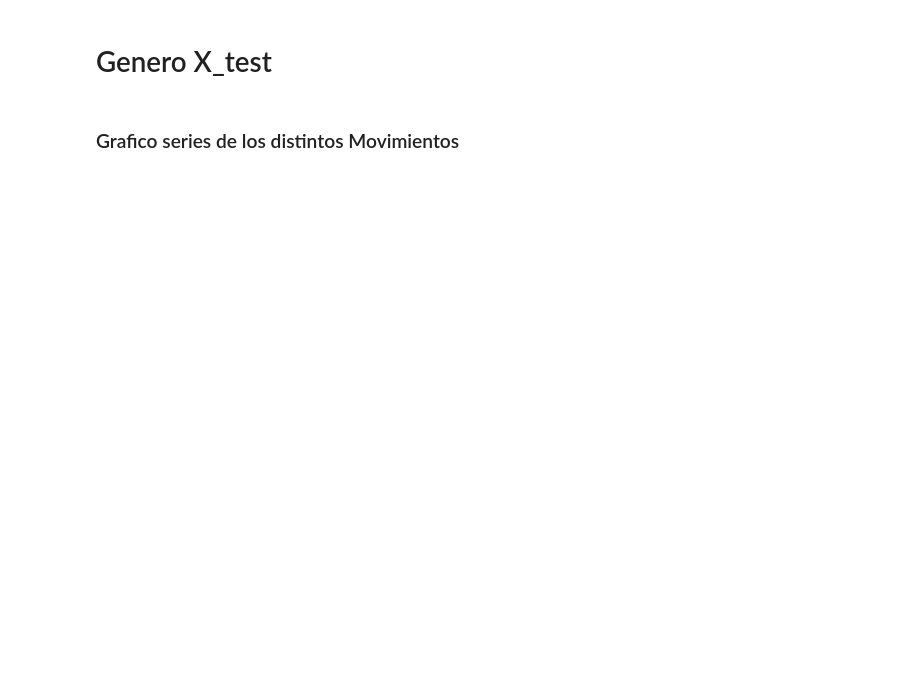
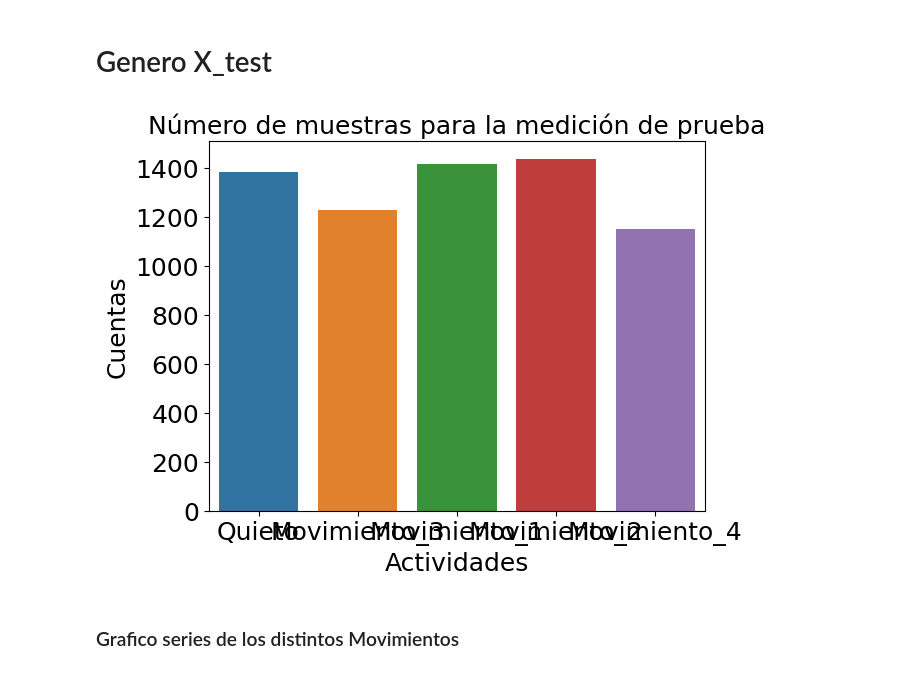
Before and after one commit to charli6080/Investigacion, a Jupyter notebook: Git_Investigacion/Machine_Learning/ML_manual_ventana_fija.ipynb, the cells around one changed output. Cells and saved outputs as stored; diff of their text form; code cells hidden in the pictures; blank space fills up the shorter version.

```diff
--- a/Git_Investigacion/Machine_Learning/ML_manual_ventana_fija.ipynb
+++ b/Git_Investigacion/Machine_Learning/ML_manual_ventana_fija.ipynb
@@ -300,14 +201,3 @@ X_train['sma'] =    pd.Series(x_list_train).apply(lambda x: np.sum(abs(x)/window
-# %%
-# Convertir el vector de actividades en un DataFrame de pandas
-df = pd.DataFrame(train_labels, columns=['Actividad'])
-sns.set_style('whitegrid')
-# Crear el histograma utilizando sns.countplot
-plt.figure(figsize=(10, 6))
-sns.countplot(data=df, x='Actividad')
-plt.title('Frecuencia de actividades por ventana')
-plt.xlabel('Actividad')
-plt.ylabel('Frecuencia')
-plt.show()
 # %% [markdown]
 # Genero X_test
 # %%
@@ -326,11 +216,17 @@ df_test = data_test[pd.to_datetime(data_test['dateTime_UTC']) != 0]
 # now arrange data in ascending order of the user and timestamp
 df_test = df_test.sort_values(by = ['dateTime_UTC'], ignore_index=True)
 # %%
-sns.set_style('whitegrid')
-plt.figure(figsize = (10, 5))
-sns.countplot(x = 'Actividades', data = df_test)
-plt.title('Número de muestras para la medición de prueba')
+
+#plt.figure(figsize = (10, 5))
+ax1=sns.countplot(x = 'Actividades', data = df_test)
+ax1.set_xticklabels(ax1.get_xticklabels(), fontsize=18)
+ax1.set_ylabel('Cuentas', fontsize=18)
+ax1.set_yticklabels(ax1.get_yticklabels(), fontsize=18)
+plt.xlabel('Actividades', fontsize=18)
+plt.title('Número de muestras para la medición de prueba',fontsize=18)
 plt.show()
+# %% [output]
+[figure, added]
 # %% [markdown]
 ### Grafico series de los distintos Movimientos
 # %%
```
Also changed, not shown: parts of 15 cells of this notebook, 3 other files.
